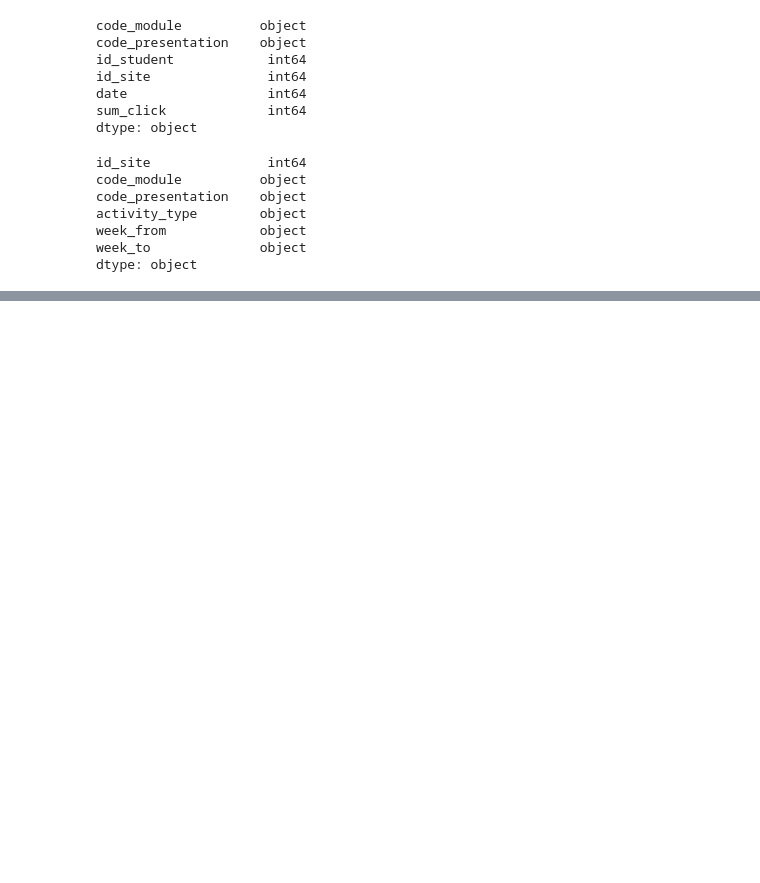
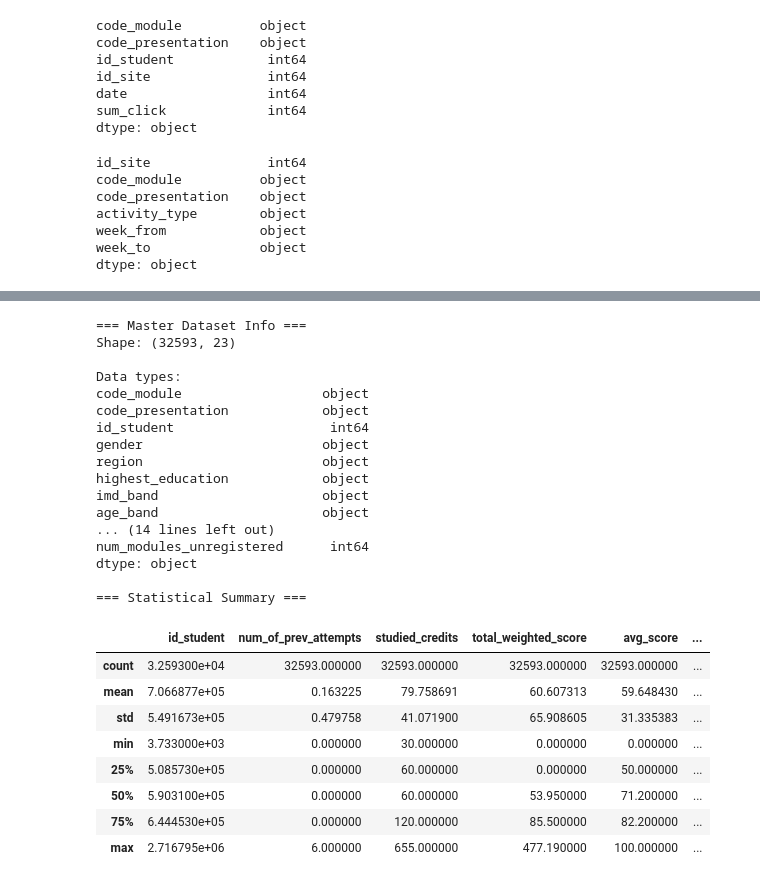
Before and after one commit to SDPcodes/student-performance-analytics, a Jupyter notebook: analytics_notebook.ipynb, the cells around one changed output, grey strips where cells are left out. Drawn from its saved outputs; the diff is of its cells as text; code cells hidden in the pictures; blank space fills up the shorter version.

Commit message:
Add preprocessing steps to the dataset

```diff
--- a/analytics_notebook.ipynb
+++ b/analytics_notebook.ipynb
@@ -234,0 +292,12 @@ dtype: object
+# %%
+# Create an aggregated data frame which contains unique student id and their
+# earliest registration, whether they unregistered, unregistered module count, registered module count
+
+student_registration_aggregated_ds = open_university_learning_analytics_student_registration_ds.groupby(["id_student"]).agg(
+    earliest_registration=("date_registration", "min"),
+    has_unregistered=("date_unregistration", lambda x: int(x.notna().any())),
+    num_modules_registered=("code_module", "count"),
+    num_modules_unregistered=("date_unregistration", "count")
+).reset_index()
+
+student_registration_aggregated_ds.head()
@@ -234,0 +313,14 @@ dtype: object
+# %%
+# Start with Student Info dataset
+master_df = open_university_learning_analytics_student_info_ds.copy()
+
+# Merge aggregated assessment ds
+master_df = master_df.merge(student_performance_aggregated_ds, on="id_student", how="left")
+
+# Merge aggregated VLE ds
+master_df = master_df.merge(student_vle_aggregated_ds, on="id_student", how="left")
+
+# Merge aggregated registration ds
+master_df = master_df.merge(student_registration_aggregated_ds, on="id_student", how="left")
+
+master_df.head()
@@ -234,0 +358,42 @@ dtype: object
+# %%
+# Fill missing interactions, registrations and assessments with 0 which is make sense
+numeric_fill_cols = ["total_weighted_score", "avg_score", "assessments_submitted",
+                     "total_clicks", "unique_activities", "active_days",
+                     "total_vle_interactions", "earliest_registration"]
+
+for col in numeric_fill_cols:
+    master_df[col] = master_df[col].fillna(0)
+# %%
+# Overview of the final master dataset
+print("=== Master Dataset Info ===")
+print(f"Shape: {master_df.shape}")
+print(f"\nData types:\n{master_df.dtypes}")
+print(f"\n=== Statistical Summary ===")
+master_df.describe()
+# %% [output]
+=== Master Dataset Info ===
+Shape: (32593, 23)
+
+Data types:
+code_module                  object
+code_presentation            object
+id_student                    int64
+gender                       object
+region                       object
+highest_education            object
+imd_band                     object
+age_band                     object
+... (14 lines left out)
+num_modules_unregistered      int64
+dtype: object
+
+=== Statistical Summary ===
+|  | id_student | num_of_prev_attempts | studied_credits | total_weighted_score | avg_score | ... |
+| count | 3.259300e+04 | 32593.000000 | 32593.000000 | 32593.000000 | 32593.000000 | ... |
+| mean | 7.066877e+05 | 0.163225 | 79.758691 | 60.607313 | 59.648430 | ... |
+| std | 5.491673e+05 | 0.479758 | 41.071900 | 65.908605 | 31.335383 | ... |
+| min | 3.733000e+03 | 0.000000 | 30.000000 | 0.000000 | 0.000000 | ... |
+| 25% | 5.085730e+05 | 0.000000 | 60.000000 | 0.000000 | 50.000000 | ... |
+| 50% | 5.903100e+05 | 0.000000 | 60.000000 | 53.950000 | 71.200000 | ... |
+| 75% | 6.444530e+05 | 0.000000 | 120.000000 | 85.500000 | 82.200000 | ... |
+| max | 2.716795e+06 | 6.000000 | 655.000000 | 477.190000 | 100.000000 | ... |
```
Also changed, not shown: parts of 10 cells of this notebook, 1 other file.
